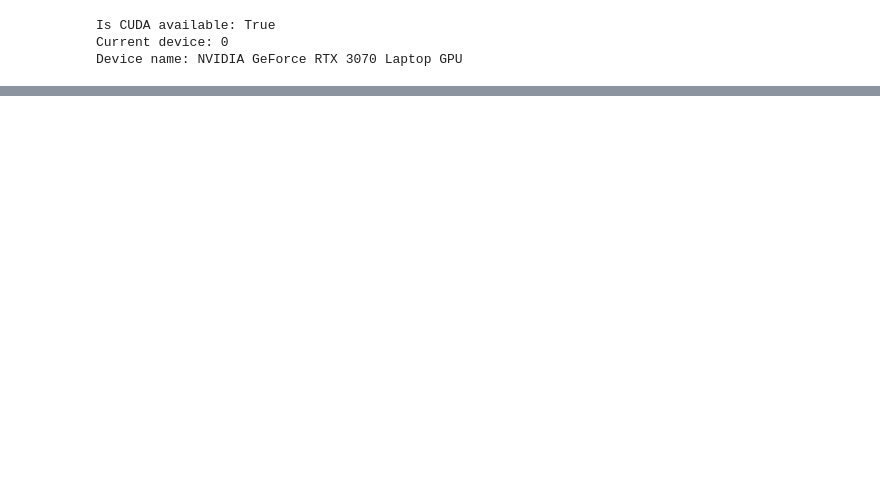
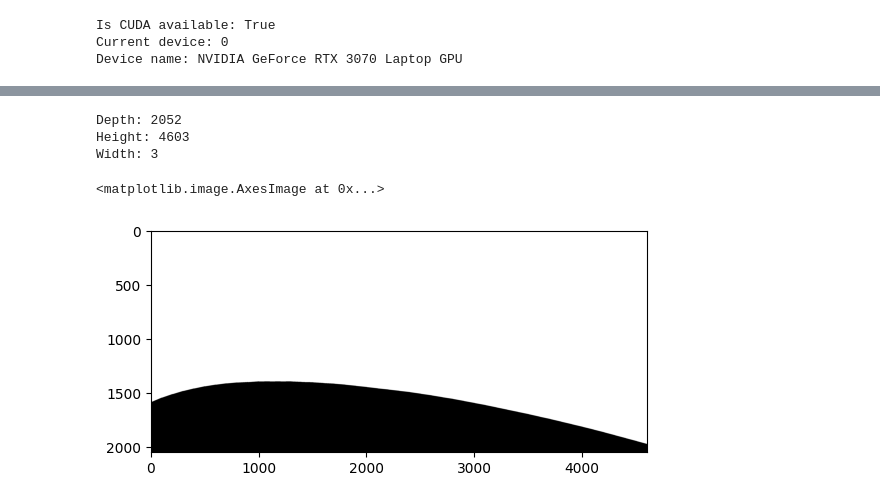
Before and after one commit to SaltedFishHu233/SAM3-Masking-for-OpenPIV, a Jupyter notebook: SAM3MaskGen.ipynb, the cells around one changed output, grey strips where cells are left out. Saved outputs shown, nothing was run; the diff lists cells and outputs as text; code cells hidden in the pictures; blank space fills up the shorter version.

```diff
--- a/SAM3MaskGen.ipynb
+++ b/SAM3MaskGen.ipynb
@@ -82,0 +53,18 @@ Width: 3
+# %%
+Name1="Frame_00001.tif" #Change name for PIV image used to generate mask
+InputPath=os.path.join(os.getcwd(),"input")
+GenPath=os.path.join(os.getcwd(),"input",Name1)
+
+# Load an image
+image = Image.open(GenPath).convert('RGB')
+depth, height, width = np.array(image).shape
+print(f"Depth: {depth}")
+print(f"Height: {height}")
+print(f"Width: {width}")
+plt.imshow(np.array(image))
+# %% [output]
+Depth: 2052
+Height: 4603
+Width: 3
+<matplotlib.image.AxesImage at 0x...>
+[figure, added]
```
Also changed, not shown: parts of 12 cells of this notebook, 2 other files.
